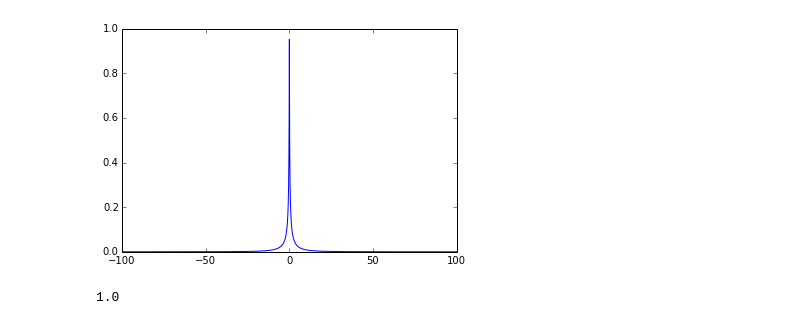
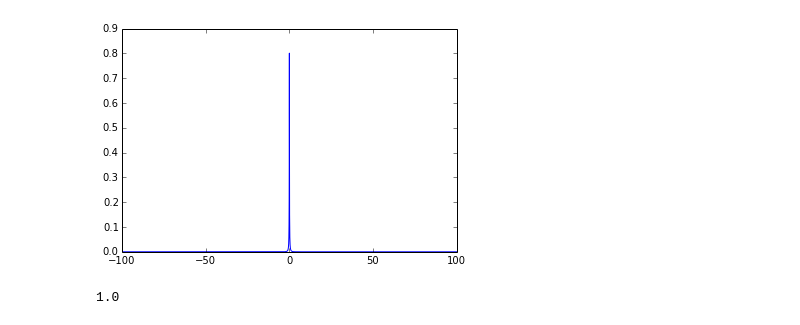
Before and after one commit to rmorshea/home-gitlab, a Jupyter notebook: misc/Tutor_Masha/Galaxy_Project.ipynb, the cells around one changed output. Cells and saved outputs as stored; diff of their text form; code cells hidden in the pictures.

```diff
--- a/misc/Tutor_Masha/Galaxy_Project.ipynb
+++ b/misc/Tutor_Masha/Galaxy_Project.ipynb
@@ -9,22 +21,22 @@ from random import choice
 # %%
 def rad_prob(r,c,lim):
     r=abs(r)
     return lim/((r/c+lim)*(1+r/c)**2)
 r=np.linspace(-100,100,10000)
-p=rad_prob(r,20,0.01)
+p=rad_prob(r,0.5,0.1)
 plt.plot(r,p)
 plt.show()
 
 def gaussian(x,mu,sigma):
     return np.exp(-4*np.log(2)*((x-mu)**2)/sigma**2)
 
 def spiral(theta,shift,r,posi,inten,strt,leng):
     x=0.075
     for i in range(len(posi)):
         x+=(inten[i])*gaussian(theta+shift,posi[i],0.2*gaussian(r,strt[i],100*leng[i]))
     return x
 # %% [output]
-[figure, old version]
+[figure, new version]
 # %%
 print rad_prob(0,1,0.01)
 # %% [output]
```
Also changed, not shown: parts of 14 cells of this notebook, 12 other files.
